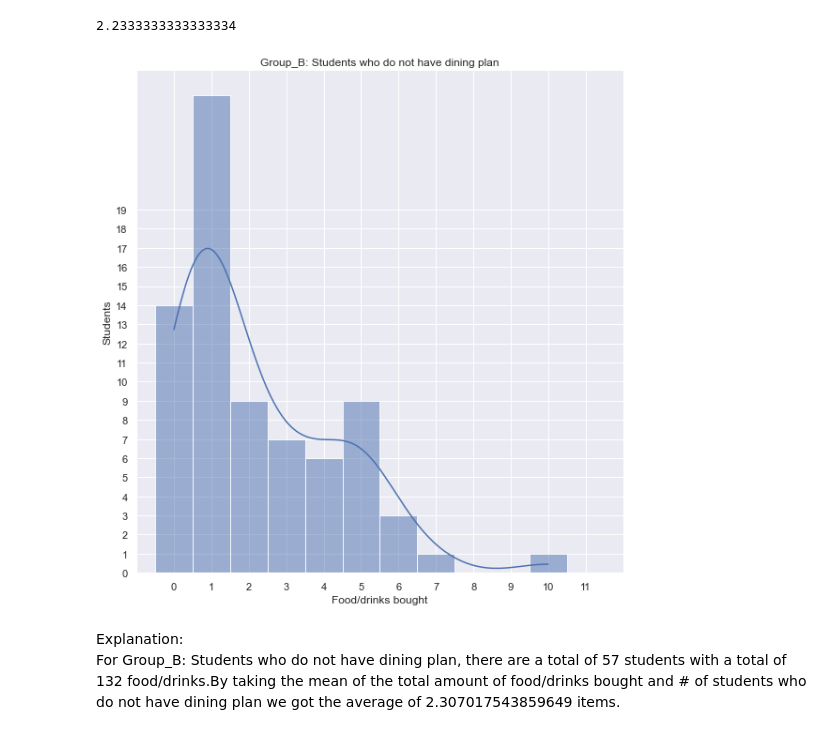
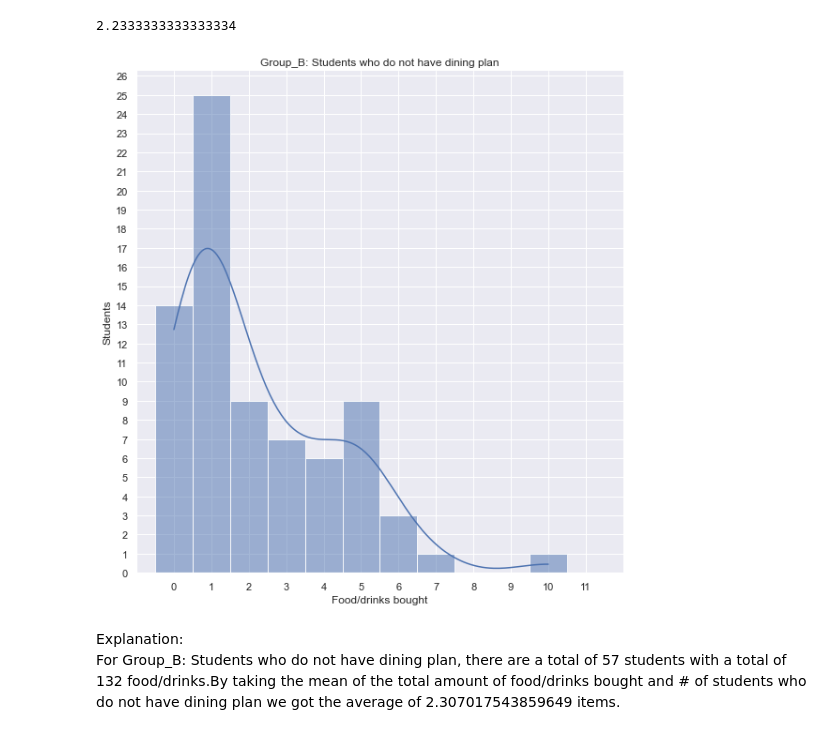
Before and after one commit to PikaSannnnn/cs105minproject, a Jupyter notebook: miniproject.ipynb, the cells around one changed output. Drawn from its saved outputs; the diff is of its cells as text; code cells hidden in the pictures.

```diff
--- a/miniproject.ipynb
+++ b/miniproject.ipynb
@@ -513,17 +514,17 @@ total_items / students
 # %%
 # Plot of students who do NOT have a UCR dining plan,
 # and how many times a week they purchase food/drink on campus
 bins = np.arange(57) - 0.5
 sns.displot(data=group56_57_no, bins=bins, kde=True, height=8, legend=False)
 plt.xticks(range(12))
-plt.yticks(range(20))
+plt.yticks(range(27))
 plt.xlim([-1,12])
 plt.title('Group_B: Students who do not have dining plan')
 plt.xlabel('Food/drinks bought')
 plt.ylabel('Students')
 plt.show()
 # %% [output]
-[figure, old version]
+[figure, new version]
 # %% [markdown]
 Explanation:
 For Group_B: Students who do not have dining plan, there are a total of 57 students with a total of 132 food/drinks.By taking the mean of the total amount of food/drinks bought and # of students who do not have dining plan we got the average of 2.307017543859649 items.
```
Also changed, not shown: parts of 6 cells of this notebook.
